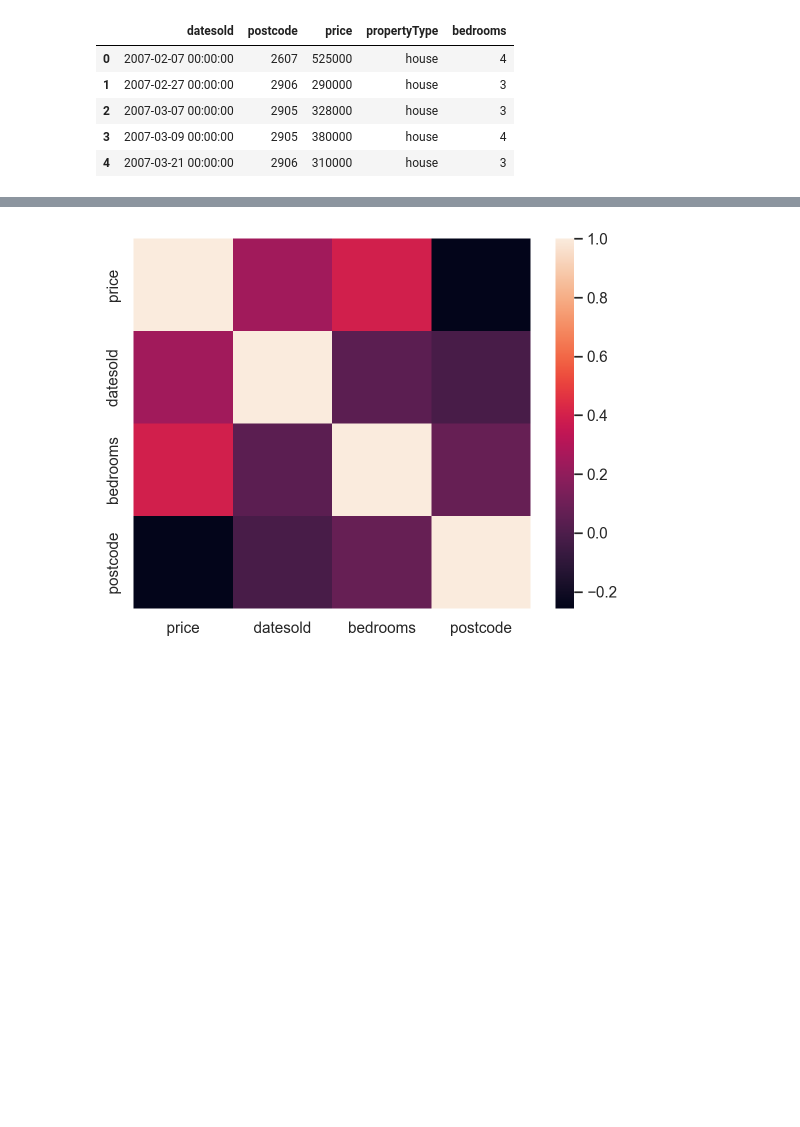
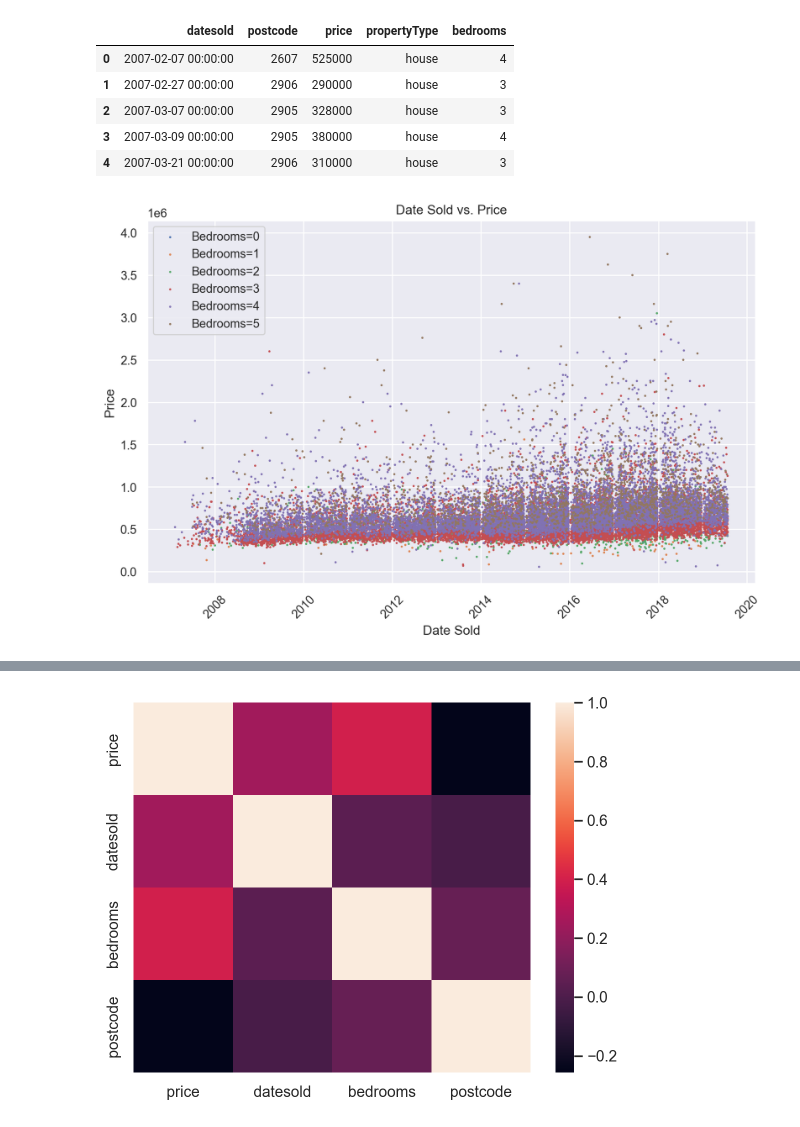
Before and after one commit to gemlorg/Thesis-Trading-LLM, a Jupyter notebook: projects/logistic-regression/src/visual.ipynb, the cells around one changed output, grey strips where cells are left out. Saved outputs shown, nothing was run; the diff lists cells and outputs as text; code cells hidden in the pictures; blank space fills up the shorter version.

```diff
--- a/projects/logistic-regression/src/visual.ipynb
+++ b/projects/logistic-regression/src/visual.ipynb
@@ -54,3 +54,29 @@ colors =['red', 'pink', 'limegreen', 'violet', 'cyan']
 
 color_dict = dict(zip(np.unique(df['bedrooms']),colors))
+# %%
+
+
+
+# df=df[np.unique(df["datesold"])]
+data = df[df["bedrooms"] < 6][df["price"] < 4000000]
+plt.figure(figsize=(10, 6))
+# plt.scatter(data['datesold'], data['price'],
+#             c= data['bedrooms'].map(color_dict),
+#             alpha=0.7,
+#             s=0.5)
+
+data['colors']=data['bedrooms'].map(color_dict)
+k=0
+for i, dff in data.groupby("bedrooms"):
+    plt.scatter(dff['datesold'], dff['price'], s=4,
+                edgecolors='none', label="Bedrooms={}".format(i))
+    k +=1
+plt.xlabel('Date Sold')
+plt.ylabel('Price')
+plt.title('Date Sold vs. Price')
+plt.legend()
+plt.xticks(rotation=45)  # Rotate x-axis labels for better visibility
+plt.show()
+# %% [output]
+[figure, added]
 # %%
```
Also changed, not shown: parts of 6 cells of this notebook, 5 other files.
